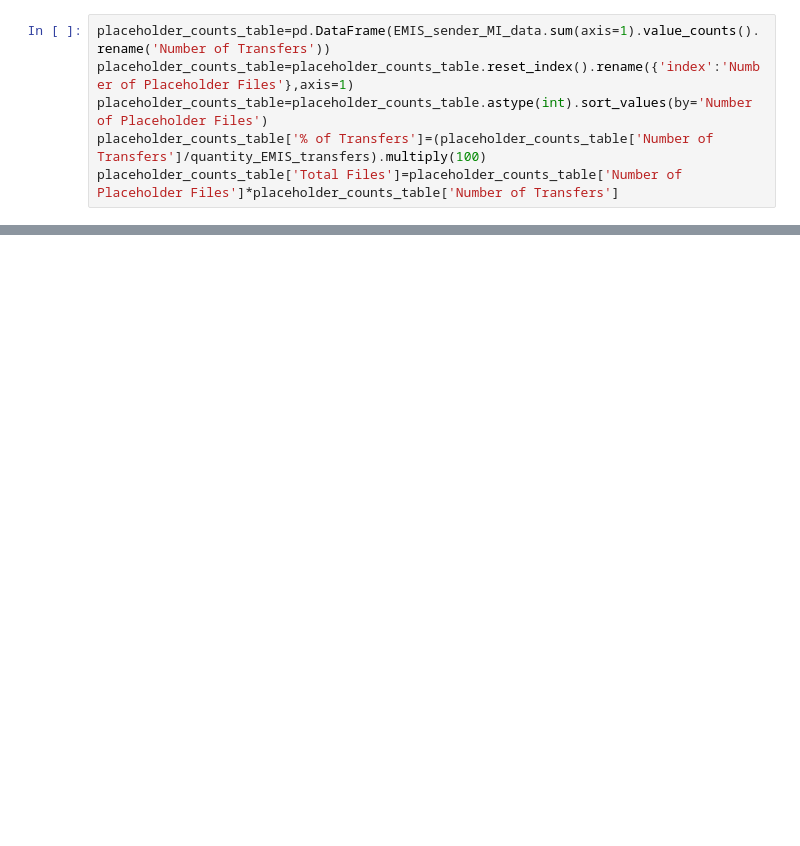
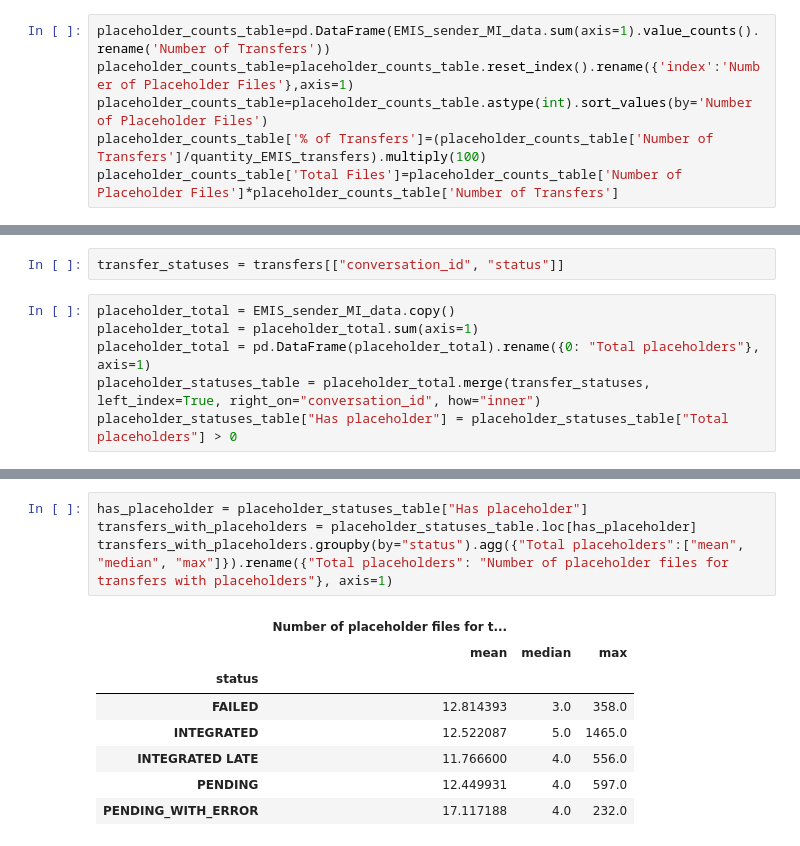
Before and after one commit to nhsconnect/prm-gp2gp-data-sandbox, a Jupyter notebook: notebooks/37--PRMT-2040-Investigate-EMIS-placeholder-MI-data.ipynb, the cells around one changed output, grey strips where cells are left out. Saved outputs shown, nothing was run; the diff lists cells and outputs as text; blank space fills up the shorter version.

Commit message:
PRMT-2040 [HZ/RJ/KV] PRMT-2040 Add break down by status of transfers with placeholders

```diff
--- a/notebooks/37--PRMT-2040-Investigate-EMIS-placeholder-MI-data.ipynb
+++ b/notebooks/37--PRMT-2040-Investigate-EMIS-placeholder-MI-data.ipynb
@@ -269,0 +272,8 @@ placeholder_distribution_table.round(2)
+# %%
+transfer_statuses = transfers[["conversation_id", "status"]]
+# %%
+placeholder_total = EMIS_sender_MI_data.copy()
+placeholder_total = placeholder_total.sum(axis=1)
+placeholder_total = pd.DataFrame(placeholder_total).rename({0: "Total placeholders"}, axis=1)
+placeholder_statuses_table = placeholder_total.merge(transfer_statuses, left_index=True, right_on="conversation_id", how="inner")
+placeholder_statuses_table["Has placeholder"] = placeholder_statuses_table["Total placeholders"] > 0
@@ -269,0 +293,13 @@ placeholder_distribution_table.round(2)
+# %%
+has_placeholder = placeholder_statuses_table["Has placeholder"]
+transfers_with_placeholders = placeholder_statuses_table.loc[has_placeholder]
+transfers_with_placeholders.groupby(by="status").agg({"Total placeholders":["mean", "median", "max"]}).rename({"Total placeholders": "Number of placeholder files for transfers with placeholders"}, axis=1)
+# %% [output]
+|  | Number of placeholder files for t... |  |  |
+|  | mean | median | max |
+| status |  |  |  |
+| FAILED | 12.814393 | 3.0 | 358.0 |
+| INTEGRATED | 12.522087 | 5.0 | 1465.0 |
+| INTEGRATED LATE | 11.766600 | 4.0 | 556.0 |
+| PENDING | 12.449931 | 4.0 | 597.0 |
+| PENDING_WITH_ERROR | 17.117188 | 4.0 | 232.0 |
```
Also changed, not shown: parts of 3 cells of this notebook.
